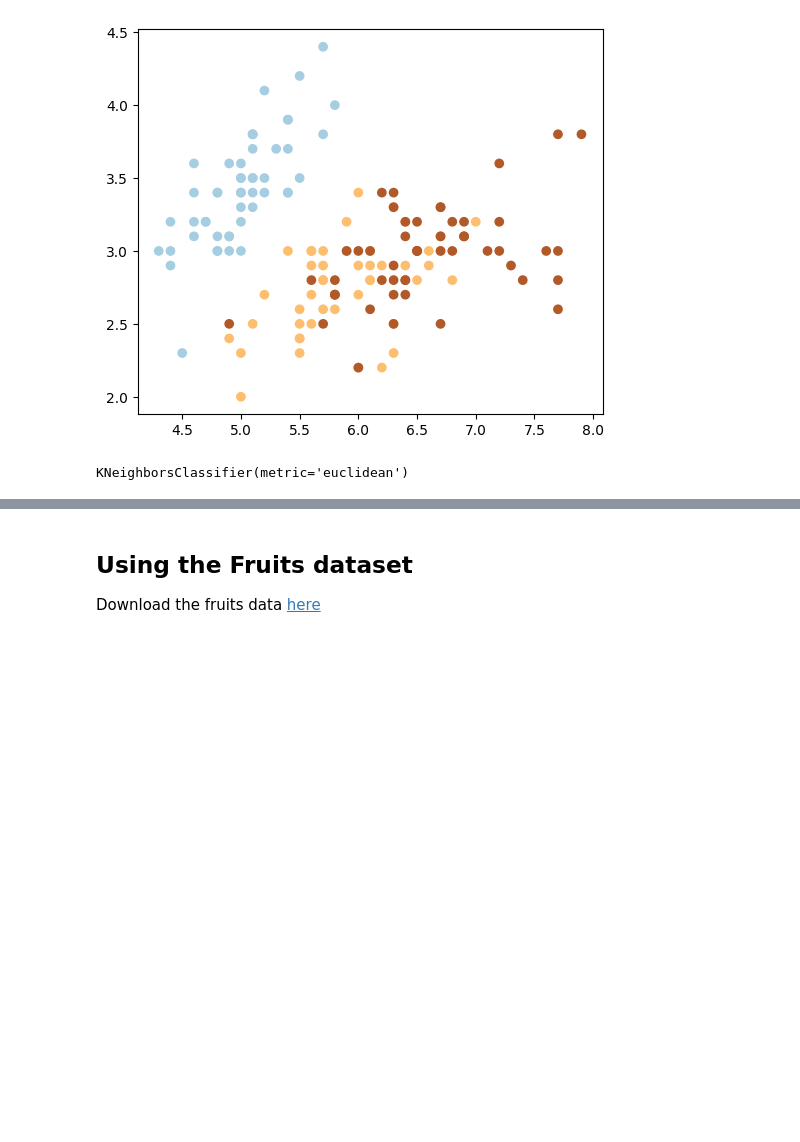
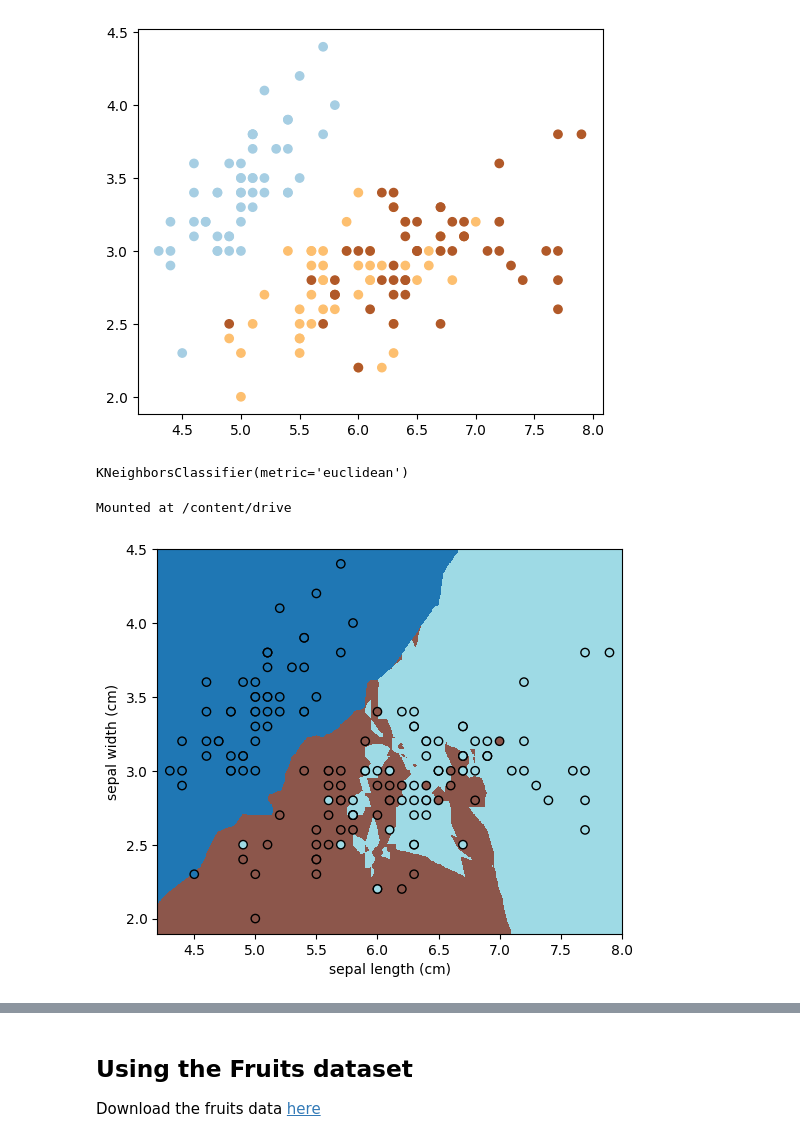
Before and after one commit to santilondono/machine_learning, a Jupyter notebook: Sem_03/kNN.ipynb, the cells around one changed output, grey strips where cells are left out. Saved outputs shown, nothing was run; the diff lists cells and outputs as text; code cells hidden in the pictures; blank space fills up the shorter version.

```diff
--- a/Sem_03/kNN.ipynb
+++ b/Sem_03/kNN.ipynb
@@ -32,3 +32,8 @@ knn = kNN(n_neighbors = n_neighbors , metric = "euclidean")
 knn.fit( iris_x , iris_y ) # (num_samples, num_features), (num_samples)
 # %% [output]
 KNeighborsClassifier(metric='euclidean')
+# %%
+from google.colab import drive
+drive.mount('/content/drive')
+# %% [output]
+Mounted at /content/drive
@@ -35,3 +42,9 @@ KNeighborsClassifier(metric='euclidean')
+# %%
+ax = decisionBoundaries(iris_x,iris_y,knn,0.1,500,(6,5),)
+
+plt.show()
+# %% [output]
+[figure, added]
 # %%
 ## Plot decision boundaries
 h_min, h_max = iris_x[:,0].min() - 0.1, iris_x[:, 0].max() + 0.1
```
Also changed, not shown: parts of 3 cells of this notebook, 1 other file.
